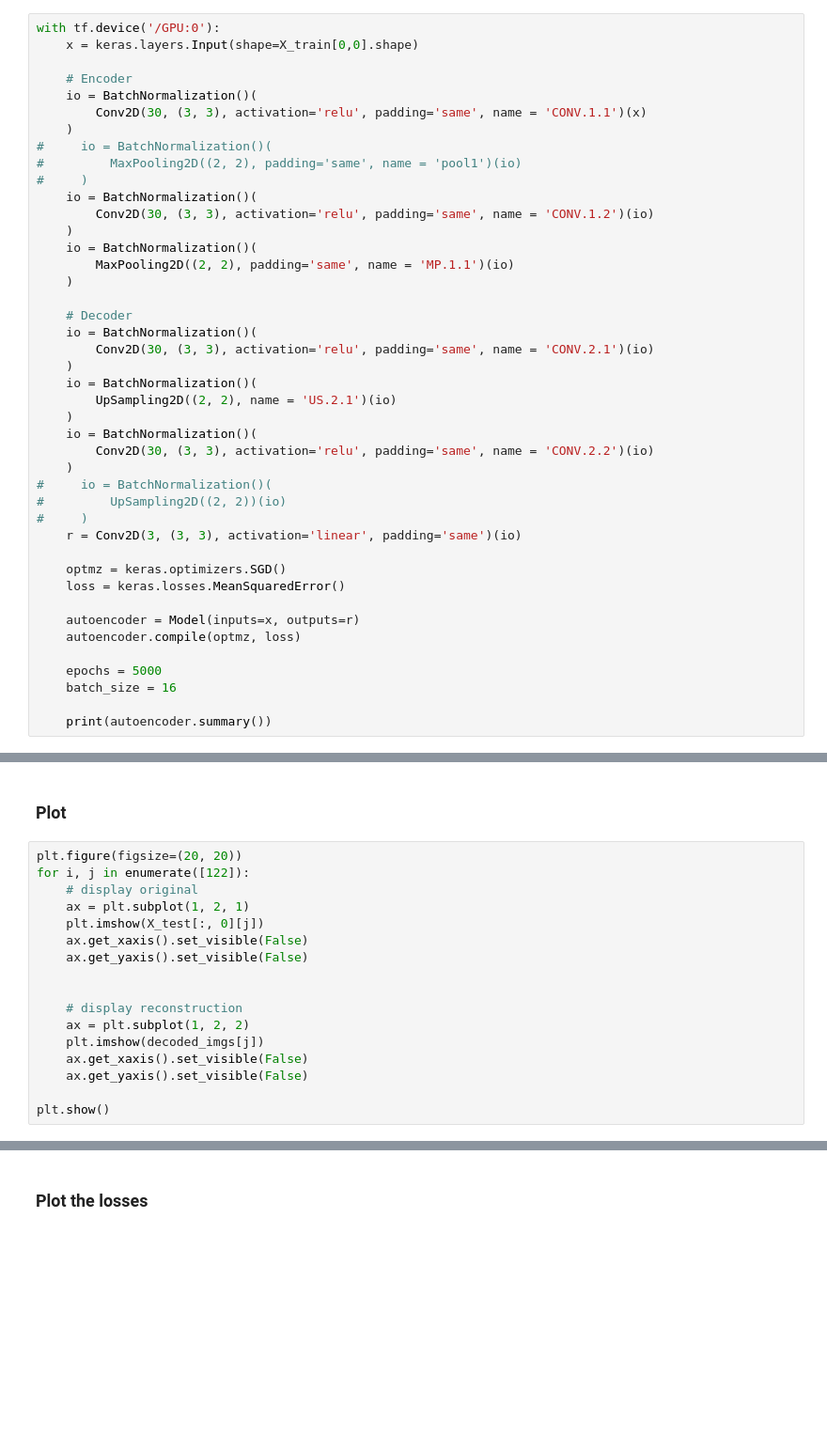
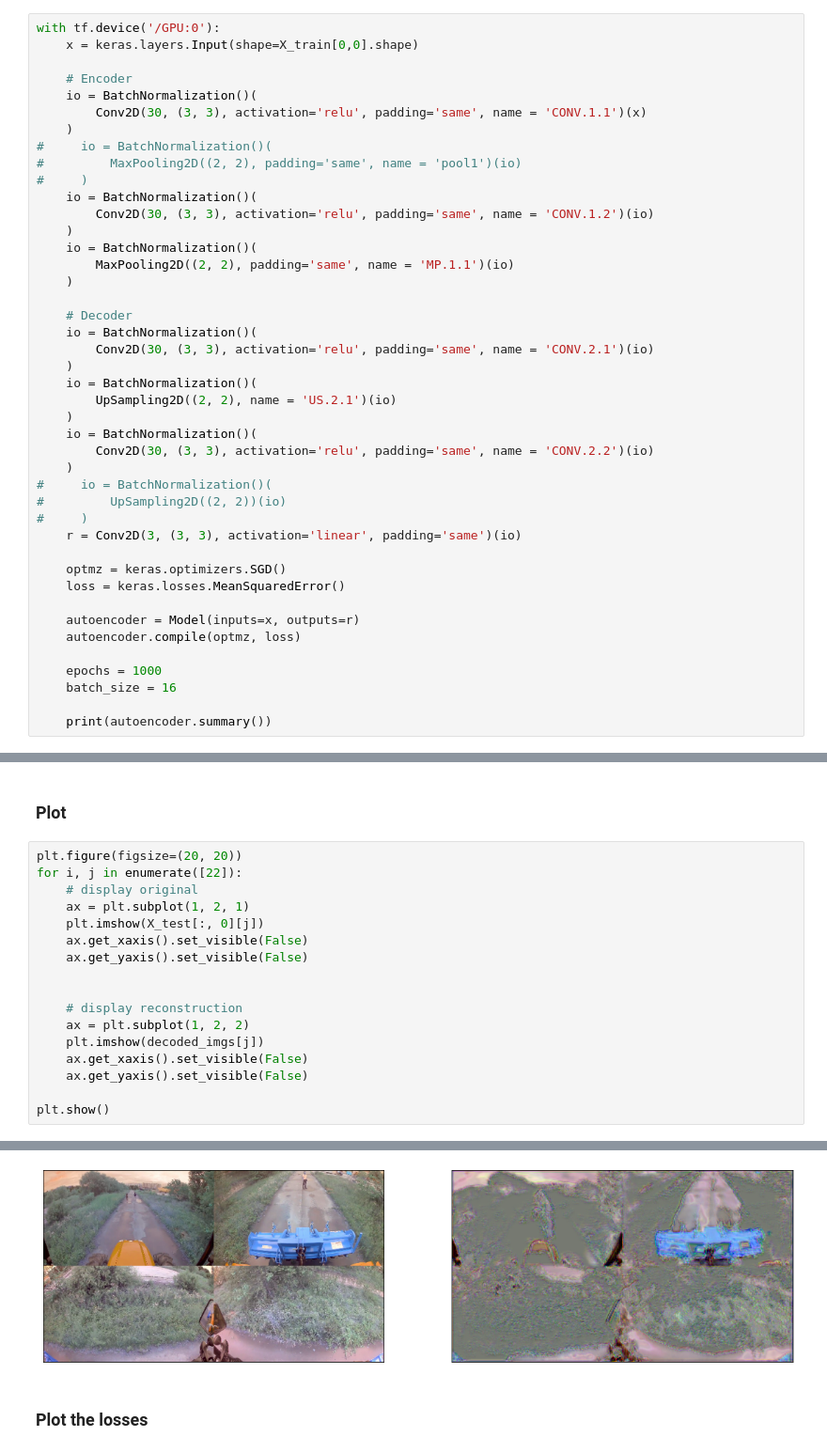
Before and after one commit to jaehochang92/Autoencoders, a Jupyter notebook: AED.ipynb, the cells around one changed output, grey strips where cells are left out. Shown at 94% size. Cells and saved outputs as stored; diff of their text form; blank space fills up the shorter version.

```diff
--- a/AED.ipynb
+++ b/AED.ipynb
@@ -135,7 +137,7 @@ with tf.device('/GPU:0'):
     autoencoder = Model(inputs=x, outputs=r)
     autoencoder.compile(optmz, loss)
 
-    epochs = 5000
+    epochs = 1000
     batch_size = 16
 
     print(autoencoder.summary())
@@ -187,7 +171,7 @@ autoencoder.save('e5000')
 ### Plot
 # %%
 plt.figure(figsize=(20, 20))
-for i, j in enumerate([122]):
+for i, j in enumerate([22]):
     # display original
     ax = plt.subplot(1, 2, 1)
     plt.imshow(X_test[:, 0][j])
@@ -202,3 +186,4 @@ for i, j in enumerate([122]):
     ax.get_yaxis().set_visible(False)
 
 plt.show()
+# %% [output]
@@ -205,3 +191,4 @@ plt.show()
+[figure, added]
 # %% [markdown]
 ### Plot the losses
 # %%
```
Also changed, not shown: parts of 5 cells of this notebook, 9 other files.
